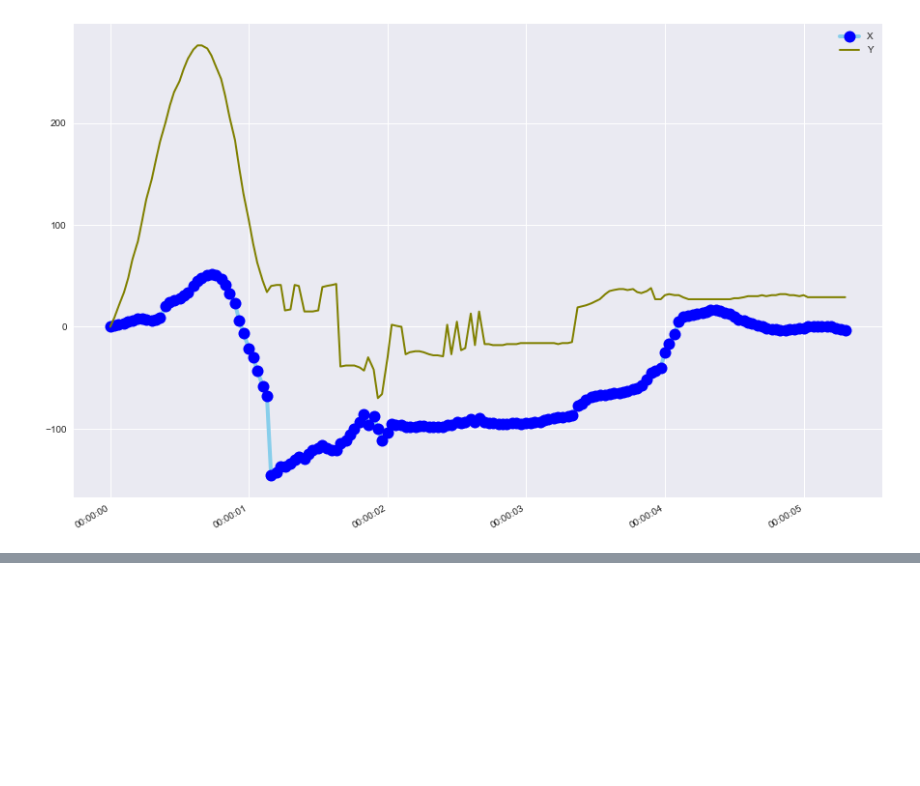
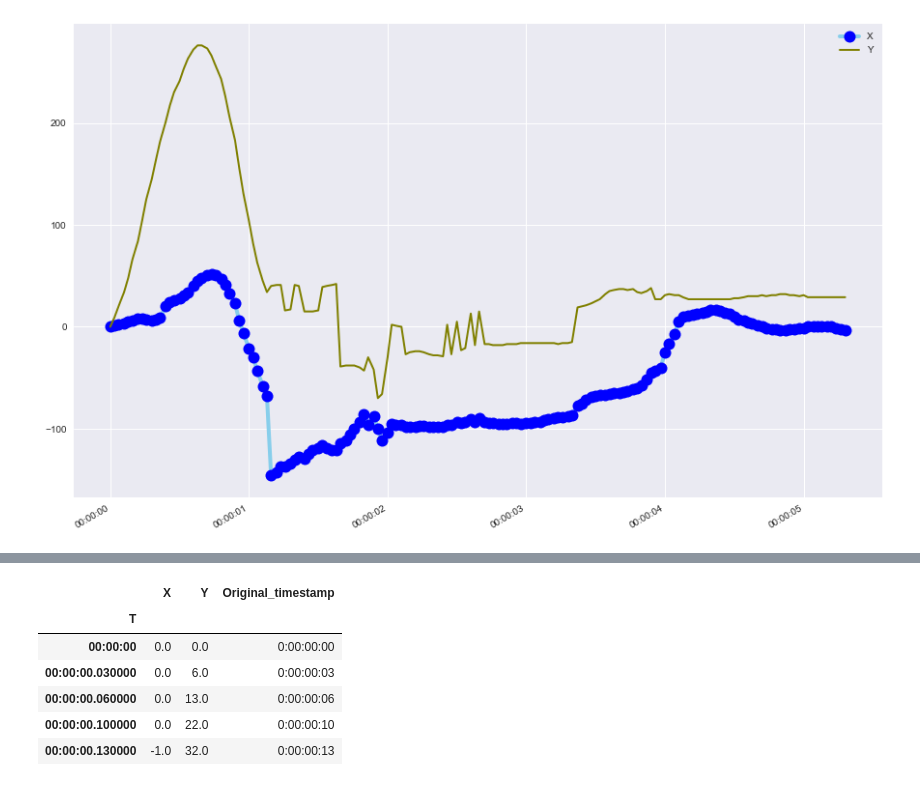
Before and after one commit to lisaong/hss, a Jupyter notebook: 02_explore_data.ipynb, the cells around one changed output, grey strips where cells are left out. Cells and saved outputs as stored; diff of their text form; code cells hidden in the pictures; blank space fills up the shorter version.

```diff
--- a/02_explore_data.ipynb
+++ b/02_explore_data.ipynb
@@ -49,0 +69,11 @@ plt.show()
+# %%
+df_elbow = read_kinoeva('data/3/CFF Demo_ Underhand Vertical Med Ball Throw_Elbow.txt')
+df_elbow.head()
+# %% [output]
+|  | X | Y | Original_timestamp |
+| T |  |  |  |
+| 00:00:00 | 0.0 | 0.0 | 0:00:00:00 |
+| 00:00:00.030000 | 0.0 | 6.0 | 0:00:00:03 |
+| 00:00:00.060000 | 0.0 | 13.0 | 0:00:00:06 |
+| 00:00:00.100000 | 0.0 | 22.0 | 0:00:00:10 |
+| 00:00:00.130000 | -1.0 | 32.0 | 0:00:00:13 |
```
Also changed, not shown: parts of 3 cells of this notebook, 2 other files.
